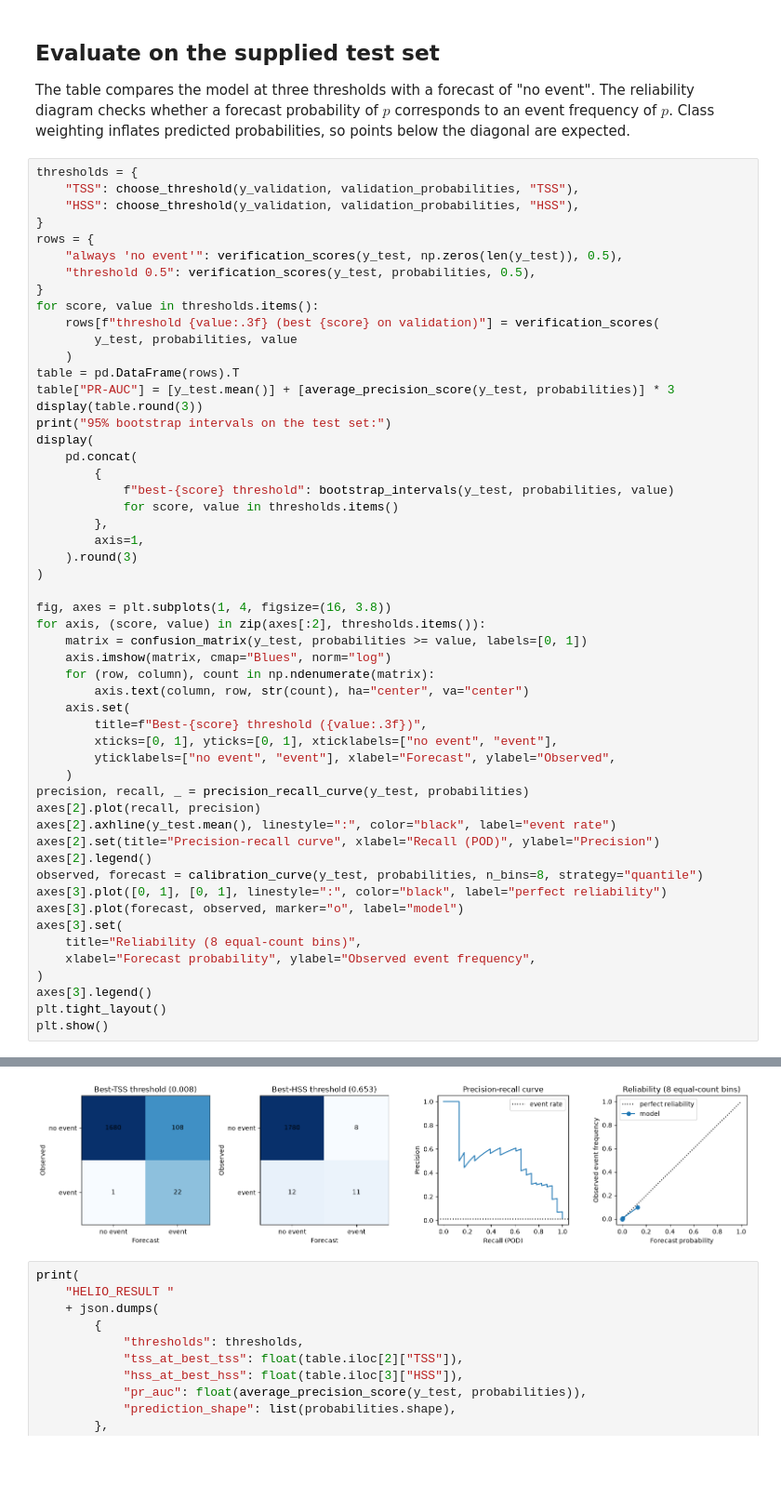
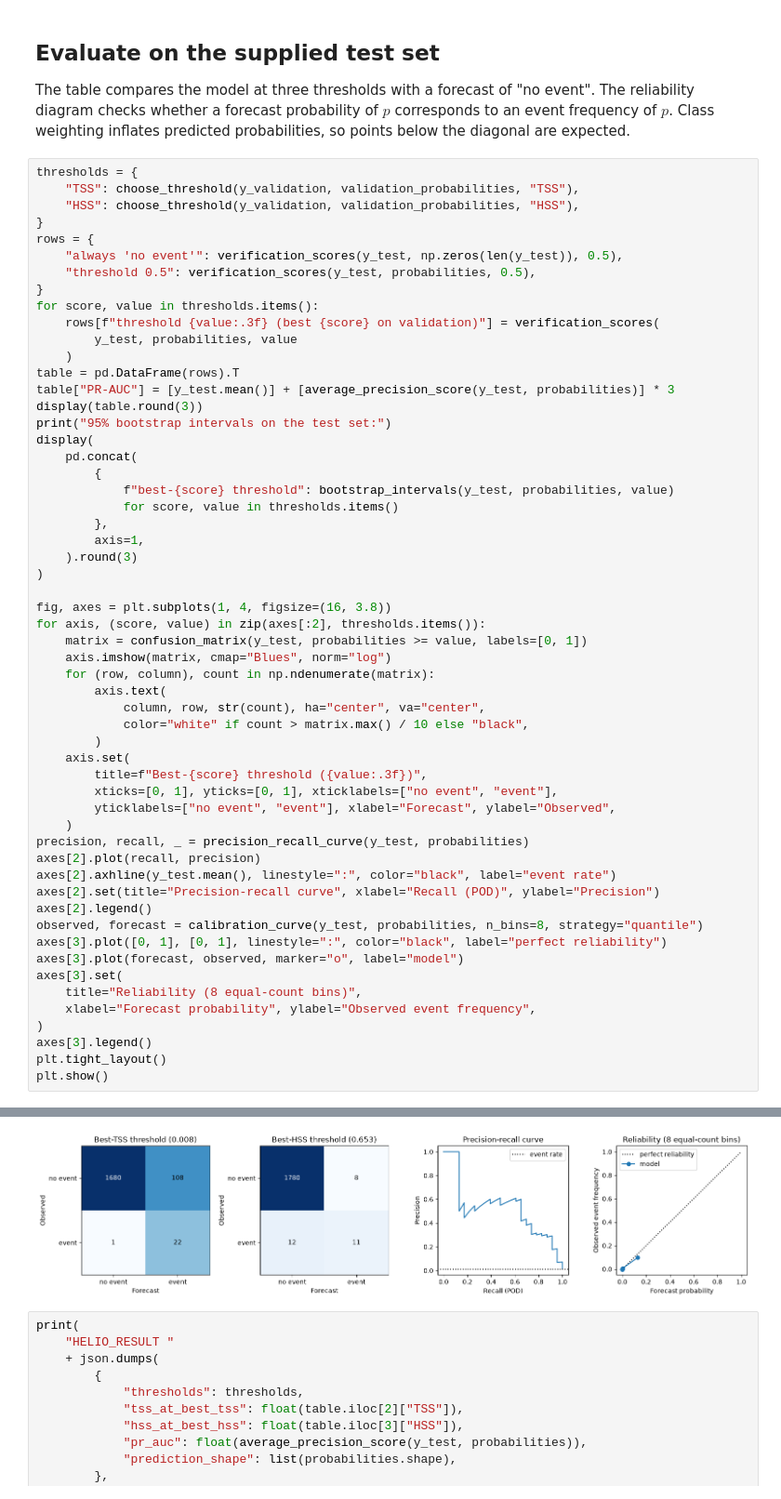
Before and after one commit to SavvasRaptis/helio-data-methods, a Jupyter notebook: heliophysics/research-case-studies/sep-occurrence-forecasting/xgboost/demo.ipynb, the cells around one changed output, grey strips where cells are left out. Shown at 93% size. Saved outputs shown, nothing was run; the diff lists cells and outputs as text; blank space fills up the shorter version.

```diff
--- a/heliophysics/research-case-studies/sep-occurrence-forecasting/xgboost/demo.ipynb
+++ b/heliophysics/research-case-studies/sep-occurrence-forecasting/xgboost/demo.ipynb
@@ -312,7 +312,10 @@ for axis, (score, value) in zip(axes[:2], thresholds.items()):
     matrix = confusion_matrix(y_test, probabilities >= value, labels=[0, 1])
     axis.imshow(matrix, cmap="Blues", norm="log")
     for (row, column), count in np.ndenumerate(matrix):
-        axis.text(column, row, str(count), ha="center", va="center")
+        axis.text(
+            column, row, str(count), ha="center", va="center",
+            color="white" if count > matrix.max() / 10 else "black",
+        )
     axis.set(
         title=f"Best-{score} threshold ({value:.3f})",
         xticks=[0, 1], yticks=[0, 1], xticklabels=["no event", "event"],
@@ -320,34 +323,34 @@ for axis, (score, value) in zip(axes[:2], thresholds.items()):
     )
 precision, recall, _ = precision_recall_curve(y_test, probabilities)
 axes[2].plot(recall, precision)
 axes[2].axhline(y_test.mean(), linestyle=":", color="black", label="event rate")
 axes[2].set(title="Precision-recall curve", xlabel="Recall (POD)", ylabel="Precision")
 axes[2].legend()
 observed, forecast = calibration_curve(y_test, probabilities, n_bins=8, strategy="quantile")
 axes[3].plot([0, 1], [0, 1], linestyle=":", color="black", label="perfect reliability")
 axes[3].plot(forecast, observed, marker="o", label="model")
 axes[3].set(
     title="Reliability (8 equal-count bins)",
     xlabel="Forecast probability", ylabel="Observed event frequency",
 )
 axes[3].legend()
 plt.tight_layout()
 plt.show()
 # %% [output]
 |  | hits | misses | false alarms | POD | FAR | TSS | HSS | PR-AUC |
 | always 'no event' | 0.0 | 23.0 | 0.0 | 0.000 | 0.000 | 0.000 | 0.000 | 0.013 |
 | threshold 0.5 | 15.0 | 8.0 | 10.0 | 0.652 | 0.400 | 0.647 | 0.620 | 0.530 |
 | threshold 0.008 (best TSS on vali... | 22.0 | 1.0 | 108.0 | 0.957 | 0.831 | 0.896 | 0.272 | 0.530 |
 | threshold 0.653 (best HSS on vali... | 11.0 | 12.0 | 8.0 | 0.478 | 0.421 | 0.474 | 0.518 | 0.530 |
 95% bootstrap intervals on the test set:
 |  | best-TSS threshold |  | best-HSS threshold |  |
 |  | 2.5% | 97.5% | 2.5% | 97.5% |
 | POD | 0.857 | 1.000 | 0.286 | 0.679 |
 | FAR | 0.764 | 0.895 | 0.176 | 0.680 |
 | TSS | 0.792 | 0.948 | 0.281 | 0.672 |
 | HSS | 0.177 | 0.363 | 0.312 | 0.697 |
 | PR-AUC | 0.328 | 0.729 | 0.328 | 0.729 |
-[figure, old version]
+[figure, new version]
 # %%
 print(
     "HELIO_RESULT "
```
Also changed, not shown: 5 other files.
